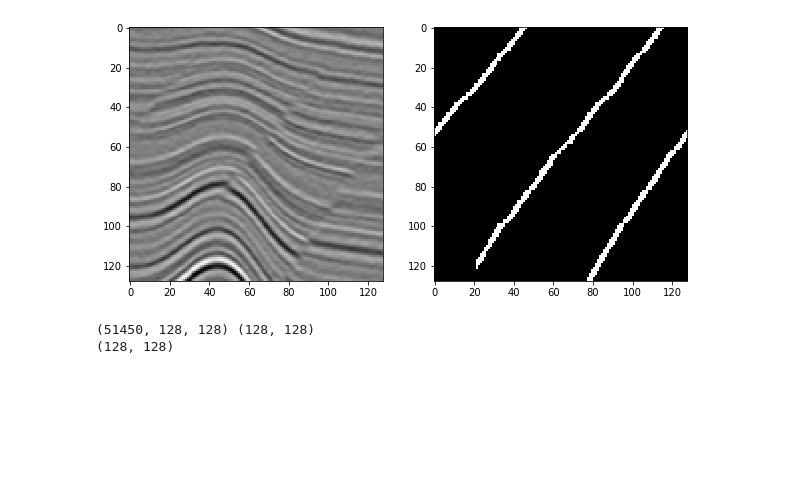
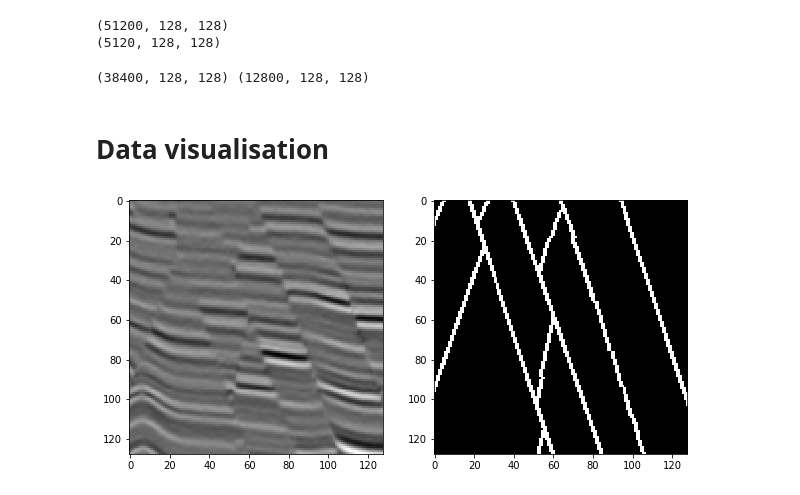
Before and after one commit to ssizova/2dClassification_for_seismics, a Jupyter notebook: seismics_reading.ipynb, the cells around one changed output. Cells and saved outputs as stored; diff of their text form; code cells hidden in the pictures; blank space fills up the shorter version.

```diff
--- a/seismics_reading.ipynb
+++ b/seismics_reading.ipynb
@@ -12,6 +18,7 @@ from scipy import ndimage
 path = "D:/downloads/train/"
 path_seis = os.path.join(path,'seis')
 path_fault = os.path.join(path,'fault')
-seis_names = os.listdir(path_seis)
-fault_names = os.listdir(path_fault)
+validation_path = "D:/downloads/validation/"
+validation_seis = os.path.join(validation_path,'seis')
+validation_fault = os.path.join(validation_path,'fault')
 # %%
@@ -56,31 +53,49 @@ print(Y.shape)
+# %%
+dataset, target = get_data(path_seis, path_fault)
+print(dataset.shape)
+validation_x, validation_y = get_data(validation_seis, validation_fault)
+print(validation_x.shape)
+# %% [output]
+(51200, 128, 128)
+(5120, 128, 128)
+# %%
+x_train, x_test, y_train, y_test = train_test_split(dataset, target, random_state=4)
+print(x_train.shape, x_test.shape)
+# %% [output]
+(38400, 128, 128) (12800, 128, 128)
+# %% [markdown]
+# Data visualisation
 # %%
-seis_cube = np.fromfile(os.path.join(path_seis, seis_names[0]),dtype=np.single)
-faults = np.fromfile(os.path.join(path_fault, fault_names[0]),dtype=np.single)
-dim = (128,128,128)
-seis_cube = np.reshape(seis_cube, dim)
-fault = np.reshape(faults, dim)
-seis_m = np.mean(seis_cube)
-seis_sigma = np.std(seis_cube)
-seis_cube_norm = (seis_cube-seis_m)/seis_sigma
-x = np.reshape(seis_cube_norm,(1,128,128,128,1))
-#y = np.transpose(fault)
-y = np.reshape(fault,(1,128,128,128,1))
+#seis_cube = np.fromfile(os.path.join(path_seis, seis_names[0]),dtype=np.single)
+#faults = np.fromfile(os.path.join(path_fault, fault_names[0]),dtype=np.single)
+seis_cube = x_train[10]
+faults = y_train[10]
+
+# dim = (128,128,128)
+# seis_cube = np.reshape(seis_cube, dim)
+# fault = np.reshape(faults, dim)
+# seis_m = np.mean(seis_cube)
+# seis_sigma = np.std(seis_cube)
+# seis_cube_norm = (seis_cube-seis_m)/seis_sigma
+# x = np.reshape(seis_cube_norm,(1,128,128,128,1))
+# #y = np.transpose(fault)
+# y = np.reshape(fault,(1,128,128,128,1))
 fig = plt.figure(figsize=(10,10))
 #inline slice
-k1 = 10
+k1 = 5
 plt.subplot(1, 2, 1)
-imgplot1 = plt.imshow(np.transpose(x[0,k1,:,:,0]),interpolation='nearest',aspect=1,cmap=plt.cm.gray)
+imgplot1 = plt.imshow(seis_cube,interpolation='nearest',aspect=1,cmap=plt.cm.gray)
 plt.subplot(1, 2, 2)
-imgplot2 = plt.imshow(np.transpose(y[0,k1,:,:,0]),interpolation='nearest',aspect=1,cmap=plt.cm.gray)
+imgplot2 = plt.imshow(faults,interpolation='nearest',aspect=1,cmap=plt.cm.gray)
 #xline slice
 # k2 = 0
 # plt.subplot(1, 3, 2)
 # imgplot1 = plt.imshow(np.transpose(x[0,:,k2,:,0]),cmap=plt.cm.gray,interpolation='nearest',aspect=1)
 
 
 # #time slice
 # k3 = 60
 # plt.subplot(1, 3, 3)
 # imgplot1 = plt.imshow(np.transpose(x[0,:,:,k3,0]),cmap=plt.cm.gray,interpolation='nearest',aspect=1)
 # %% [output]
-[figure, old version]
+[figure, new version]
@@ -138,7 +152,0 @@ Y = np.append(Y, x_augmented[:,1],axis=0)
-# %%
-# np.append(y_train,y_train)
-print(X.shape, x_augmented[1,0].shape)
-print(X[0].shape)
-# %% [output]
-(51450, 128, 128) (128, 128)
-(128, 128)
```
Also changed, not shown: parts of 11 cells of this notebook.
